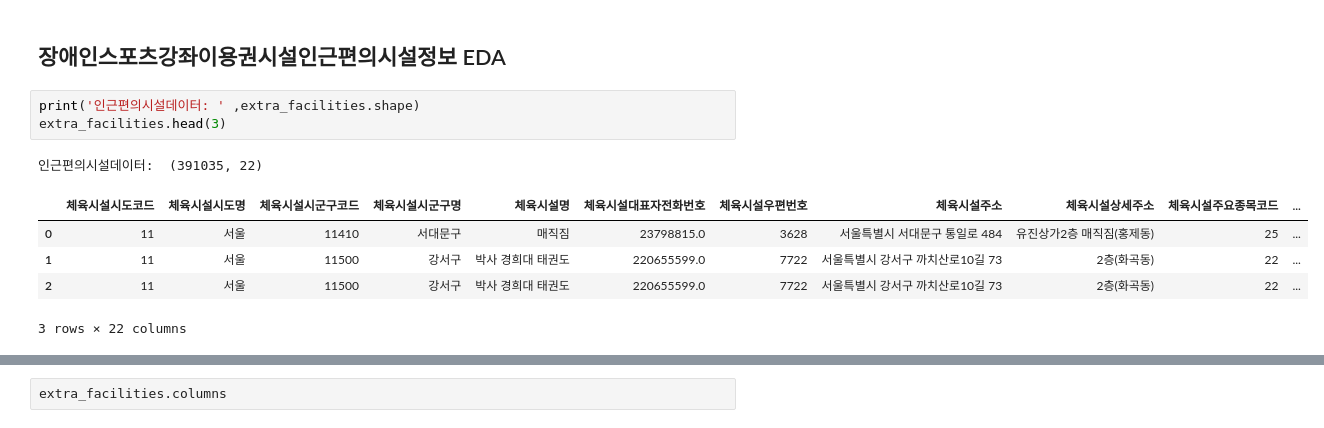
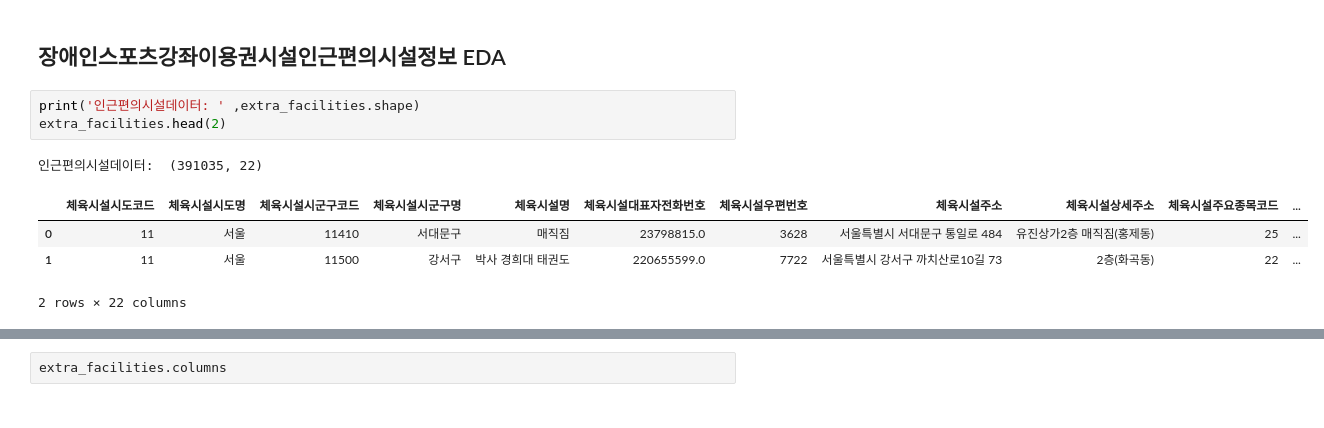
Before and after one commit to dokdin/Portfolio2, a Jupyter notebook: Code/EDA.ipynb, the cells around one changed output, grey strips where cells are left out. Drawn from its saved outputs; the diff is of its cells as text.

```diff
--- a/Code/EDA.ipynb
+++ b/Code/EDA.ipynb
@@ -305,11 +328,10 @@ plt.show()
 ## 장애인스포츠강좌이용권시설인근편의시설정보 EDA
 # %%
 print('인근편의시설데이터: ' ,extra_facilities.shape)
-extra_facilities.head(3)
+extra_facilities.head(2)
 # %% [output]
 인근편의시설데이터:  (391035, 22)
 |  | 체육시설시도코드 | 체육시설시도명 | 체육시설시군구코드 | 체육시설시군구명 | 체육시설명 | 체육시설대표자전화번호 | 체육시설우편번호 | 체육시설주소 | 체육시설상세주소 | 체육시설주요종목코드 | ... |
 | 0 | 11 | 서울 | 11410 | 서대문구 | 매직짐 | 23798815.0 | 3628 | 서울특별시 서대문구 통일로 484 | 유진상가2층 매직짐(홍제동) | 25 | ... |
 | 1 | 11 | 서울 | 11500 | 강서구 | 박사 경희대 태권도 | 220655599.0 | 7722 | 서울특별시 강서구 까치산로10길 73 | 2층(화곡동) | 22 | ... |
-| 2 | 11 | 서울 | 11500 | 강서구 | 박사 경희대 태권도 | 220655599.0 | 7722 | 서울특별시 강서구 까치산로10길 73 | 2층(화곡동) | 22 | ... |
-3 rows × 22 columns
+2 rows × 22 columns
```
Also changed, not shown: parts of 32 cells of this notebook.
